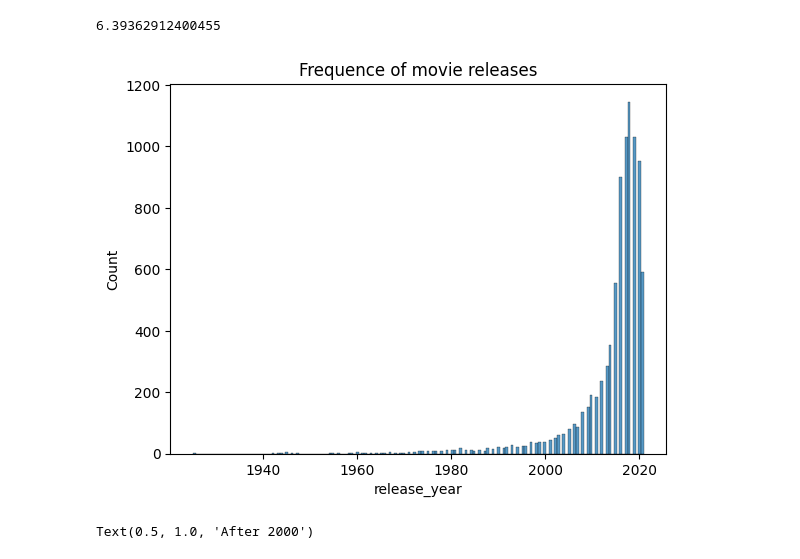
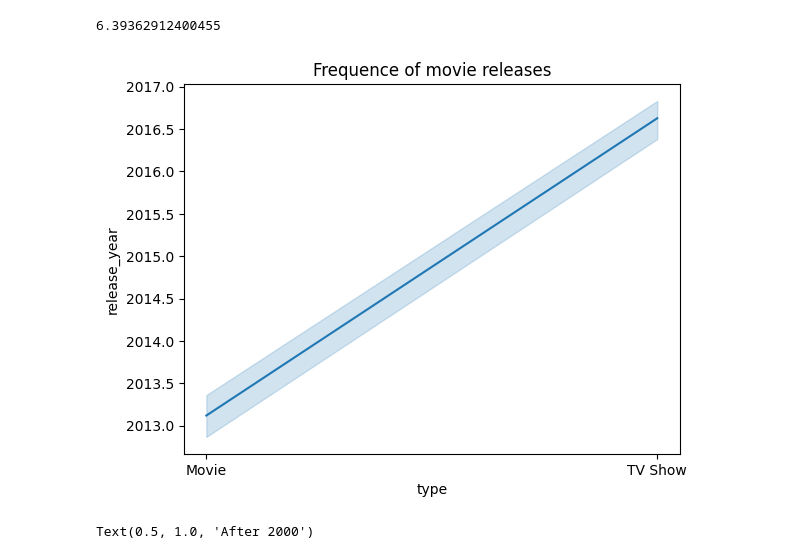
Before and after one commit to MOHIT282/Machine-Learning, a Jupyter notebook: august(4-6)/visualization/netflix-visualization.ipynb, the cells around one changed output. Cells and saved outputs as stored; diff of their text form; code cells hidden in the pictures.

```diff
--- a/august(4-6)/visualization/netflix-visualization.ipynb
+++ b/august(4-6)/visualization/netflix-visualization.ipynb
@@ -94,8 +84,8 @@ percent_1
 # %% [output]
 6.39362912400455
 # %%
-_ = sns.histplot(data = df, x = 'release_year' ).set_title('Frequence of movie releases')
+_ = sns.lineplot(data = df, y = 'release_year', x = 'type').set_title('Frequence of movie releases')
 # %% [output]
-[figure, old version]
+[figure, new version]
 # %%
 fig, axes = plt.subplots(nrows=1, ncols=2,figsize=(15, 7))
```
Also changed, not shown: parts of 13 cells of this notebook.
